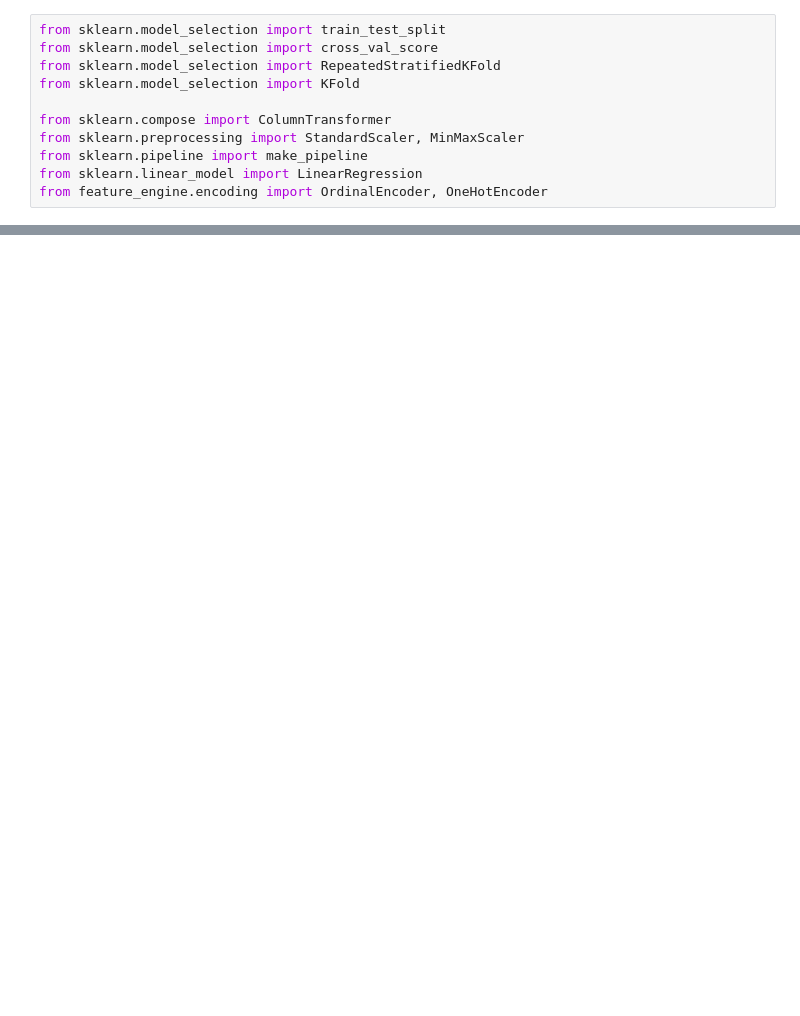
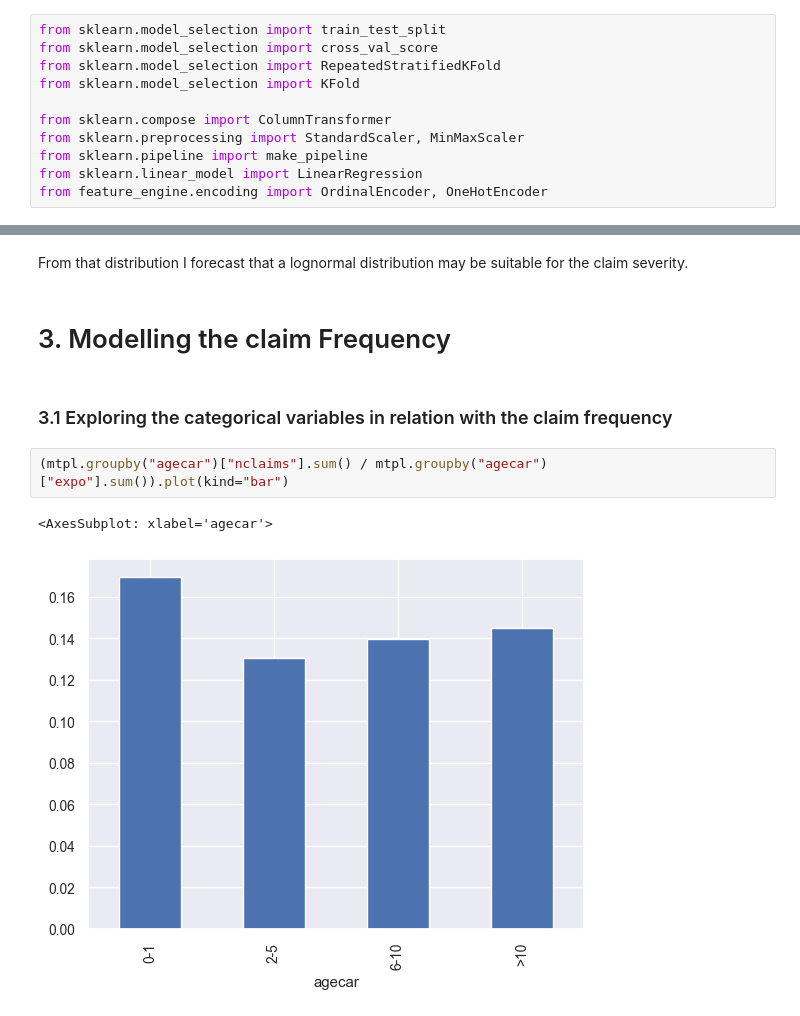
Before and after one commit to geoog/IABE-module1, a Jupyter notebook: notebook.ipynb, the cells around one changed output, grey strips where cells are left out. Saved outputs shown, nothing was run; the diff lists cells and outputs as text; blank space fills up the shorter version.

```diff
--- a/notebook.ipynb
+++ b/notebook.ipynb
@@ -166,0 +199,11 @@ plt.show()
+# %% [markdown]
+From that distribution I forecast that a  lognormal distribution may be  suitable for the claim severity.
+# %% [markdown]
+# 3. Modelling the claim Frequency <a name="three"></a>
+# %% [markdown]
+### 3.1 Exploring the categorical variables in relation with the claim frequency <a name="three-one"></a>
+# %%
+(mtpl.groupby("agecar")["nclaims"].sum() / mtpl.groupby("agecar")["expo"].sum()).plot(kind="bar")
+# %% [output]
+<AxesSubplot: xlabel='agecar'>
+[figure, added]
```
Also changed, not shown: parts of 115 cells of this notebook.
